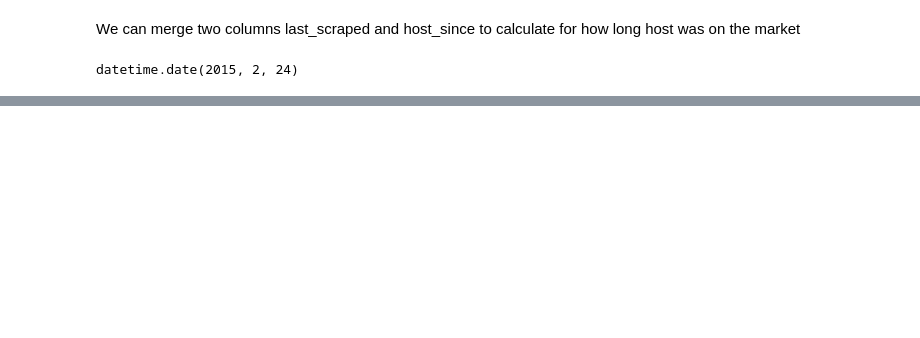
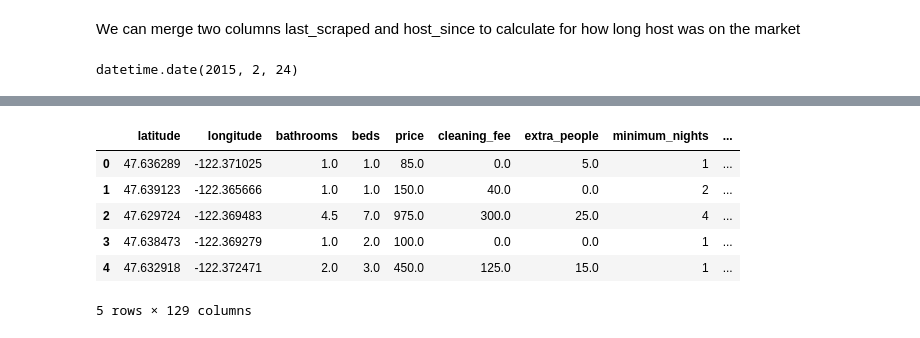
Before and after one commit to Olek-ua/Seattle_Project, a Jupyter notebook: Data Preparation - Seatle AirBnB.ipynb, the cells around one changed output, grey strips where cells are left out. Drawn from its saved outputs; the diff is of its cells as text; code cells hidden in the pictures; blank space fills up the shorter version.

Commit message:
some more cat variable columns been dropped

```diff
--- a/Data Preparation - Seatle AirBnB.ipynb
+++ b/Data Preparation - Seatle AirBnB.ipynb
@@ -252,2 +252,2 @@ That broke...because column is a string.
 # %%
-listings_clean_df[['bathrooms','beds','minimum_nights','maximum_nights']].apply(fill_mean, axis=0)
+listings_clean_df['bathrooms'] = listings_clean_df[['bathrooms']].apply(fill_mean, axis=0)
@@ -267,0 +265,2 @@ listings_clean_df[['bathrooms','beds','minimum_nights','maximum_nights']].apply(
+# %%
+listings_clean_df = listings_clean_df.drop(['host_location','host_neighbourhood'], axis = 1)
@@ -267,0 +293,2 @@ listings_clean_df[['bathrooms','beds','minimum_nights','maximum_nights']].apply(
+# %%
+listings_clean_df = listings_clean_df.drop(columns = ['host_response_time','host_is_superhost','host_identity_verified','property_type'])
@@ -267,0 +315,17 @@ listings_clean_df[['bathrooms','beds','minimum_nights','maximum_nights']].apply(
+# %%
+# Dummy the categorical variables
+cat_vars = listings_clean_df.select_dtypes(include=['object']).copy().columns
+
+for var in  cat_vars:
+        # for each cat add dummy var, drop original column
+        listings_clean_df = pd.concat([listings_clean_df.drop(var, axis=1), pd.get_dummies(listings_clean_df[var], prefix=var, prefix_sep='_d', drop_first=True)], axis=1)
+# %%
+listings_clean_df.head(5)
+# %% [output]
+|  | latitude | longitude | bathrooms | beds | price | cleaning_fee | extra_people | minimum_nights | ... |
+| 0 | 47.636289 | -122.371025 | 1.0 | 1.0 | 85.0 | 0.0 | 5.0 | 1 | ... |
+| 1 | 47.639123 | -122.365666 | 1.0 | 1.0 | 150.0 | 40.0 | 0.0 | 2 | ... |
+| 2 | 47.629724 | -122.369483 | 4.5 | 7.0 | 975.0 | 300.0 | 25.0 | 4 | ... |
+| 3 | 47.638473 | -122.369279 | 1.0 | 2.0 | 100.0 | 0.0 | 0.0 | 1 | ... |
+| 4 | 47.632918 | -122.372471 | 2.0 | 3.0 | 450.0 | 125.0 | 15.0 | 1 | ... |
+5 rows × 129 columns
```
Also changed, not shown: parts of 27 cells of this notebook.
